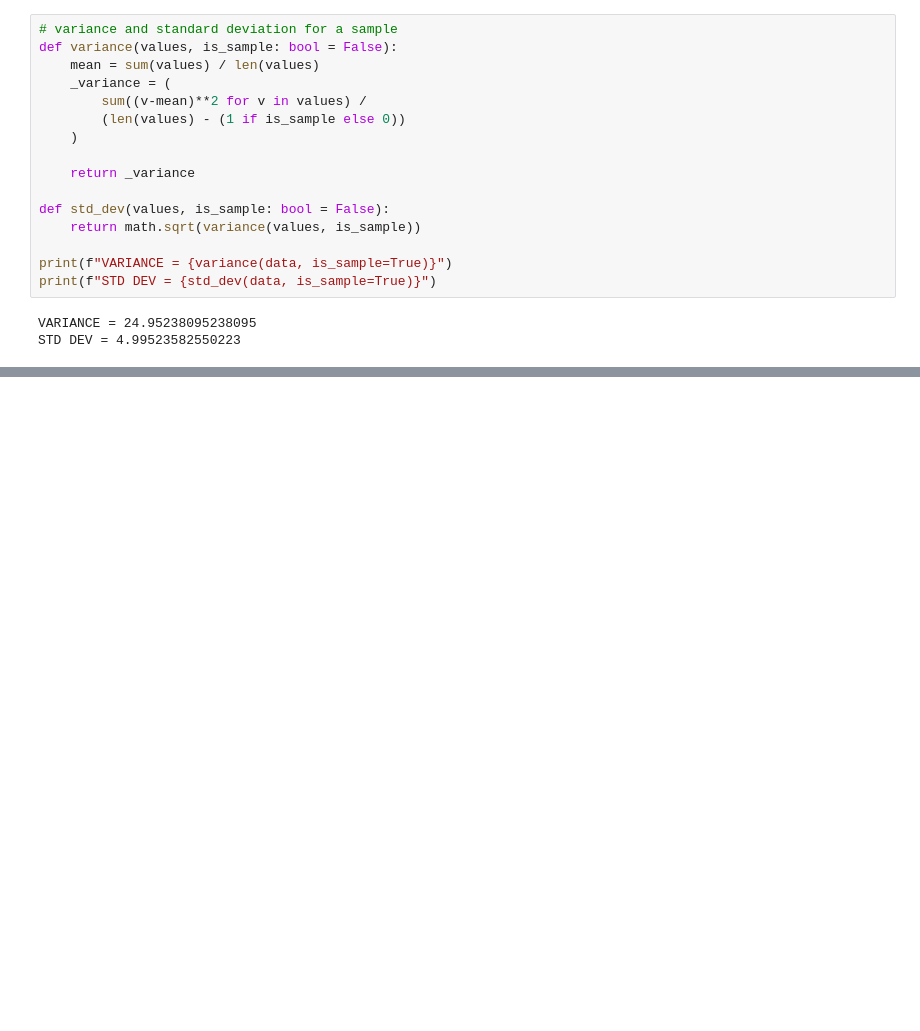
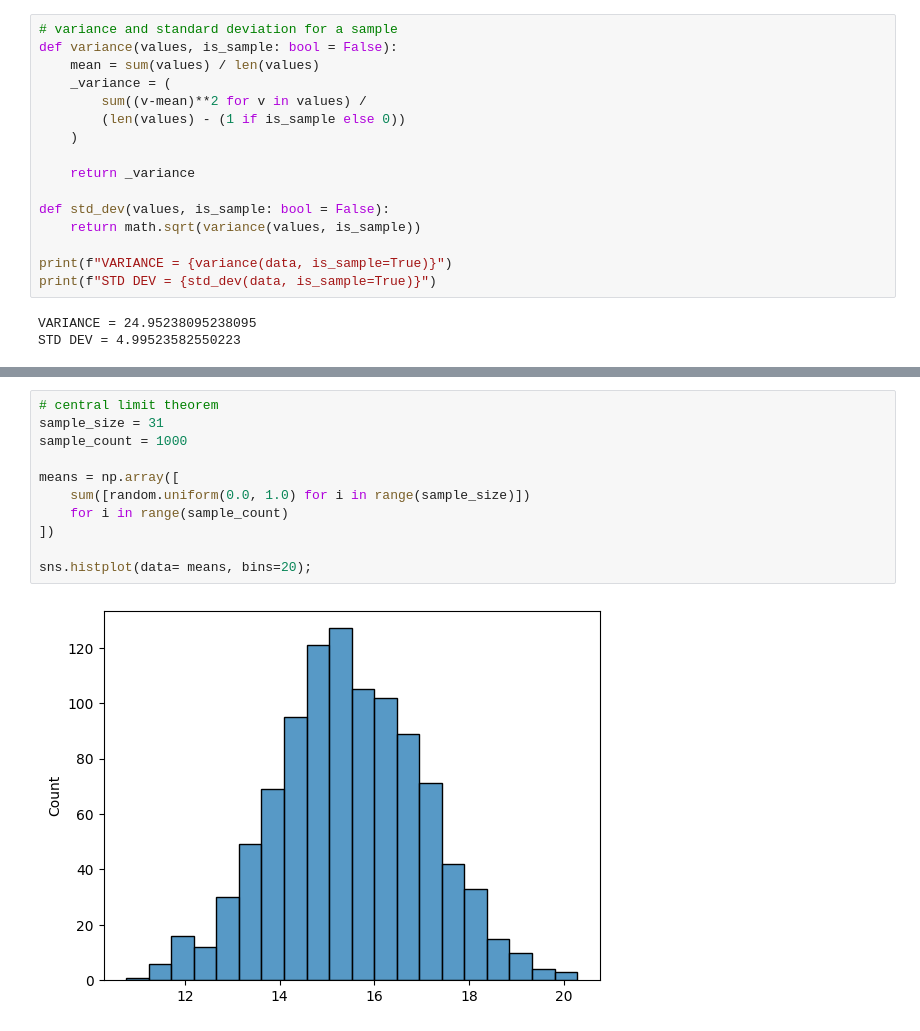
Before and after one commit to zdravoj/data-science-foundations, a Jupyter notebook: Essential_Math/Chapter3_statistics.ipynb, the cells around one changed output, grey strips where cells are left out. Cells and saved outputs as stored; diff of their text form; blank space fills up the shorter version.

```diff
--- a/Essential_Math/Chapter3_statistics.ipynb
+++ b/Essential_Math/Chapter3_statistics.ipynb
@@ -92,0 +154,13 @@ STD DEV = 4.99523582550223
+# %%
+# central limit theorem
+sample_size = 31
+sample_count = 1000
+
+means = np.array([
+    sum([random.uniform(0.0, 1.0) for i in range(sample_size)])
+    for i in range(sample_count)
+])
+
+sns.histplot(data= means, bins=20);
+# %% [output]
+[figure, added]
```
Also changed, not shown: parts of 17 cells of this notebook.
